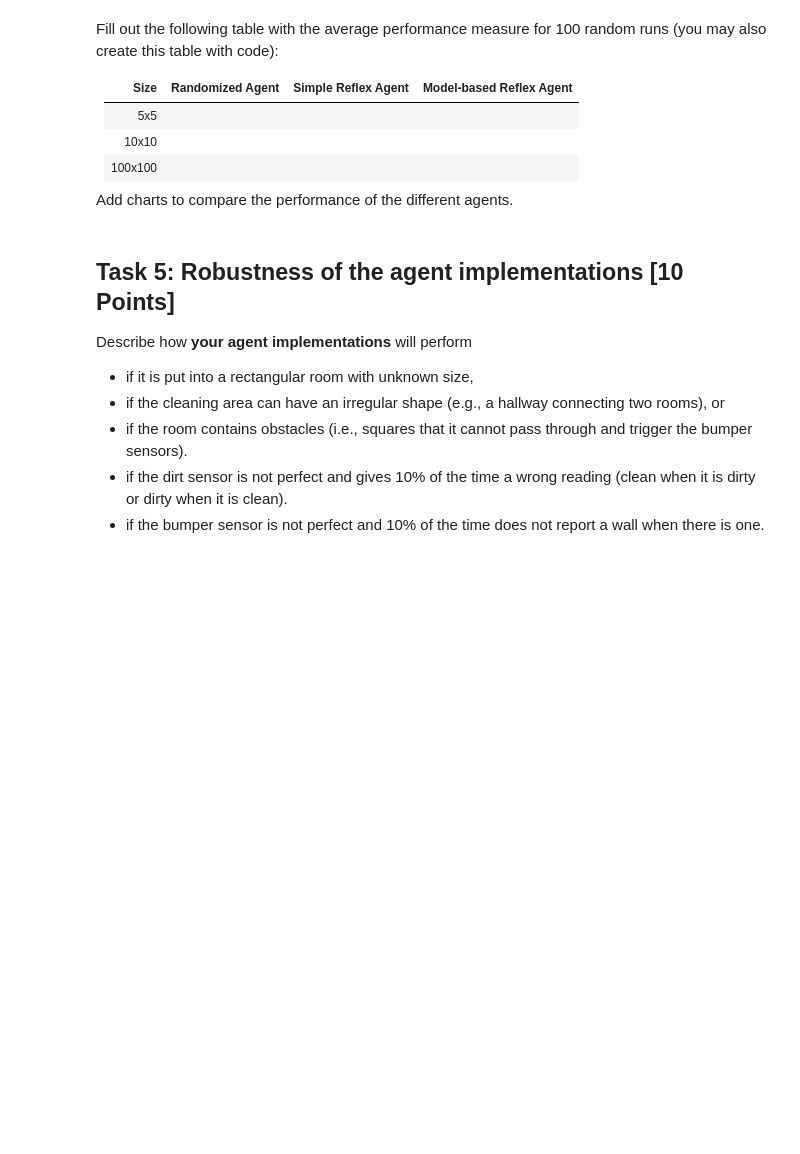
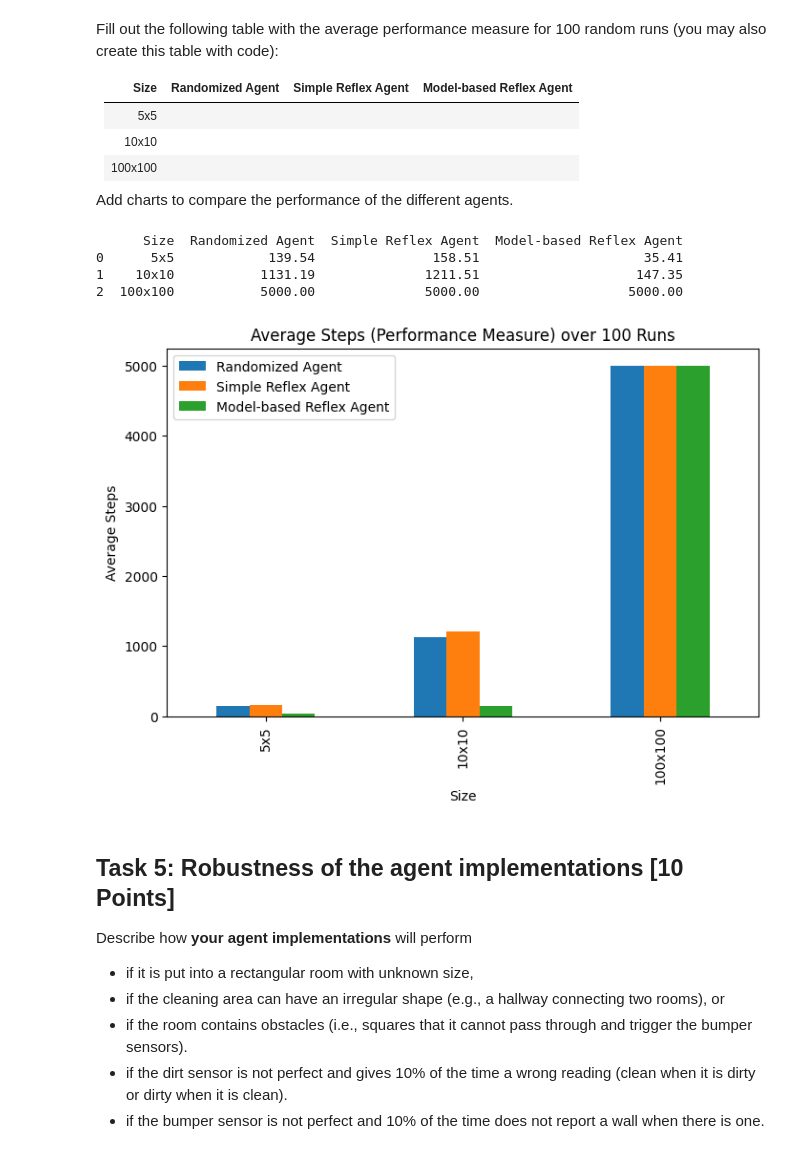
Before and after one commit to Tloading4/Assignment1, a Jupyter notebook: Agents/robot_vacuum.ipynb, the cells around one changed output. Cells and saved outputs as stored; diff of their text form; code cells hidden in the pictures; blank space fills up the shorter version.

```diff
--- a/Agents/robot_vacuum.ipynb
+++ b/Agents/robot_vacuum.ipynb
@@ -500,3 +602,42 @@ Add charts to compare the performance of the different agents.
+# %%
+# Agents dictionary
+agents = {
+    "Randomized Agent": randomized_reflex_agent,
+    "Simple Reflex Agent": simple_reflex_agent,
+    "Model-based Reflex Agent": make_model_reflex_agent,
+}
+
+sizes = [(5, 5), (10, 10), (100, 100)]
+
+results = []
+for (r, c) in sizes:
+    row = {"Size": f"{r}x{c}"}
+    for name, ag in agents.items():
+        avg_steps = run_many(
+            ag,
+            trials=100,
+            rows=r,
+            cols=c,
+            max_steps=5000,
+            stateful=(name=="Model-based Reflex Agent")
+        )
+        row[name] = avg_steps
+    results.append(row)
+
+df = pd.DataFrame(results)
+print(df)
+
+# Plot comparison as a bar chart
+df.set_index("Size").plot(kind="bar", figsize=(8,5))
+plt.title("Average Steps (Performance Measure) over 100 Runs")
+plt.ylabel("Average Steps")
+plt.show()
+# %% [output]
+      Size  Randomized Agent  Simple Reflex Agent  Model-based Reflex Agent
+0      5x5            139.54               158.51                     35.41
+1    10x10           1131.19              1211.51                    147.35
+2  100x100           5000.00              5000.00                   5000.00
+[figure, added]
 # %% [markdown]
 ## Task 5: Robustness of the agent implementations [10 Points]
 
```
Also changed, not shown: parts of 8 cells of this notebook.
